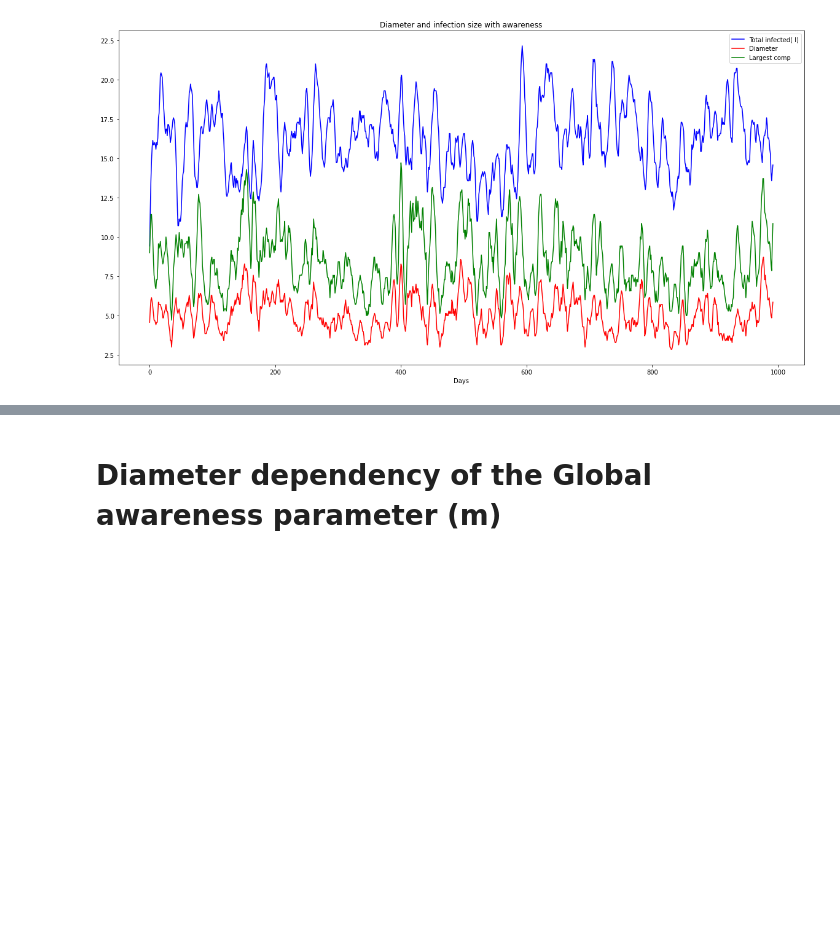
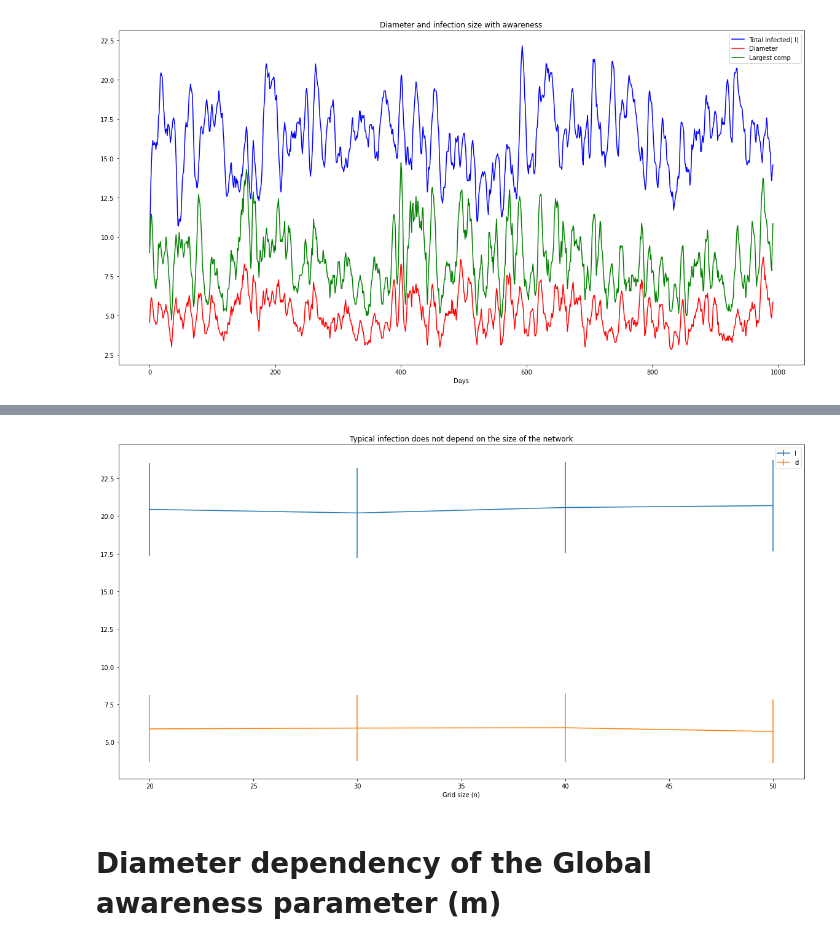
Before and after one commit to dczifra/epidemic_seeding, a Jupyter notebook: scripts/awareness/diameter.ipynb, the cells around one changed output, grey strips where cells are left out. Cells and saved outputs as stored; diff of their text form; code cells hidden in the pictures; blank space fills up the shorter version.

```diff
--- a/scripts/awareness/diameter.ipynb
+++ b/scripts/awareness/diameter.ipynb
@@ -115,0 +122,18 @@ plt.show()
+# %%
+%%time
+
+ns = [20,30,40,50,60]
+iters = 2
+
+Is = np.zeros(shape=(len(ns),iters, 2))
+ds = np.zeros(shape=(len(ns),iters, 2))
+
+for n_i,n in enumerate(ns):
+    for i in range(iters):
+        print("\r {}".format(n), end='   ', flush=True)
+        I,diam = run(args, 0.6, 0.3, n, 0.1, i)
+
+        Is[n_i,i, 0] = np.mean(I[args["max_iteration"]//2:])
+        Is[n_i,i, 1] = np.std(I[args["max_iteration"]//2:])
+        ds[n_i, i, 0] = np.mean(diam[args["max_iteration"]//2:,0])
+        ds[n_i, i, 1] = np.std(diam[args["max_iteration"]//2:,0])
@@ -116,3 +143,16 @@ plt.show()
+# %%
+plt.figure(figsize=(20,10))
+
+plt.errorbar(ns, np.mean(Is, axis=1)[:,0], yerr=np.mean(Is, axis=1)[:,1], label="I")
+plt.errorbar(ns, np.mean(ds, axis=1)[:,0], yerr=np.mean(ds, axis=1)[:,1], label="d")
+plt.xlabel("Grid size (n)")
+
+plt.legend()
+plt.title("Typical infection does not depend on the size of the network")
+#plt.yscale("log")
+plt.show()
+# %% [output]
+[figure, added]
 # %% [markdown]
 # Diameter dependency of the Global awareness parameter (m)
 # %%
```
Also changed, not shown: parts of 13 cells of this notebook, 5 other files.
